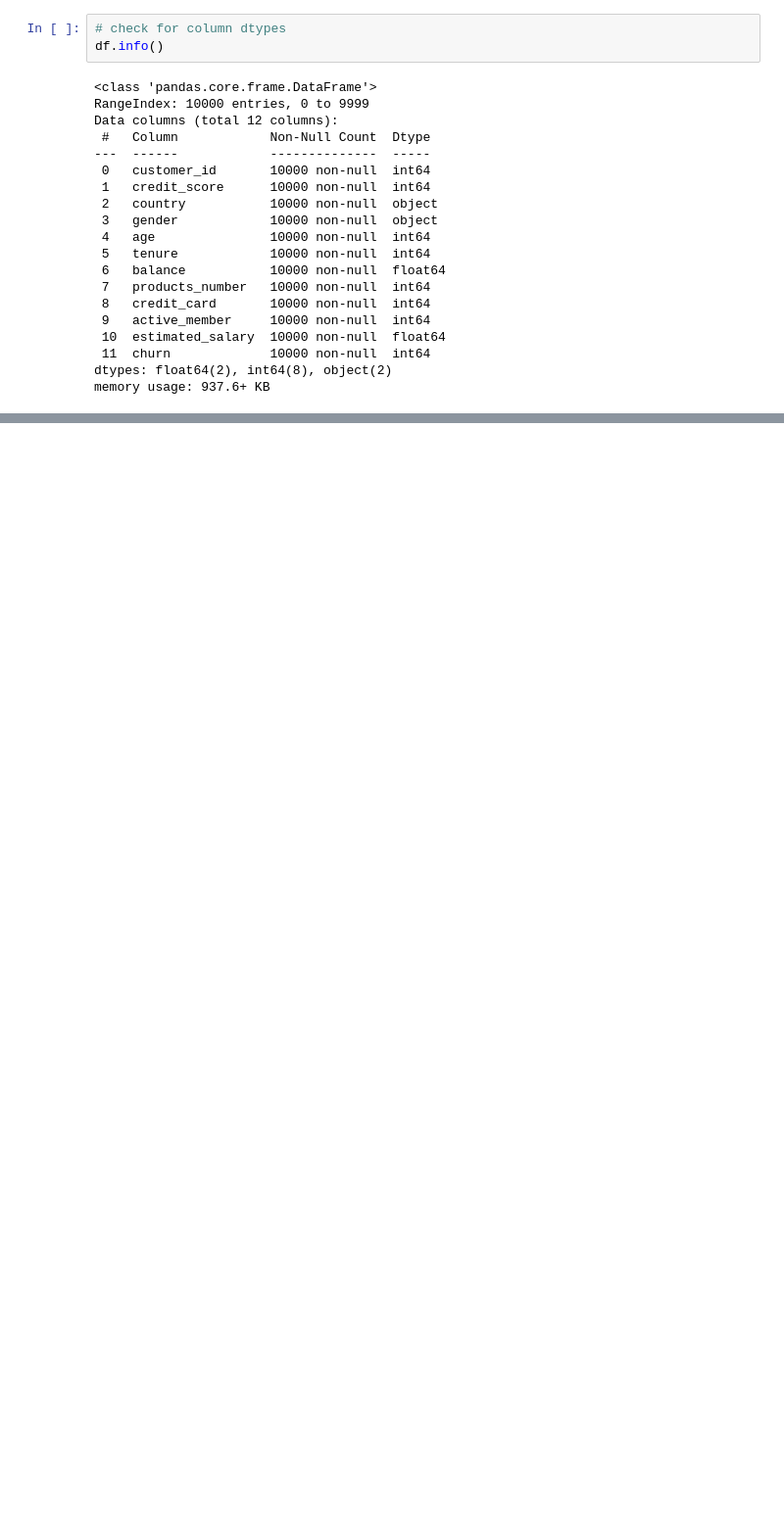
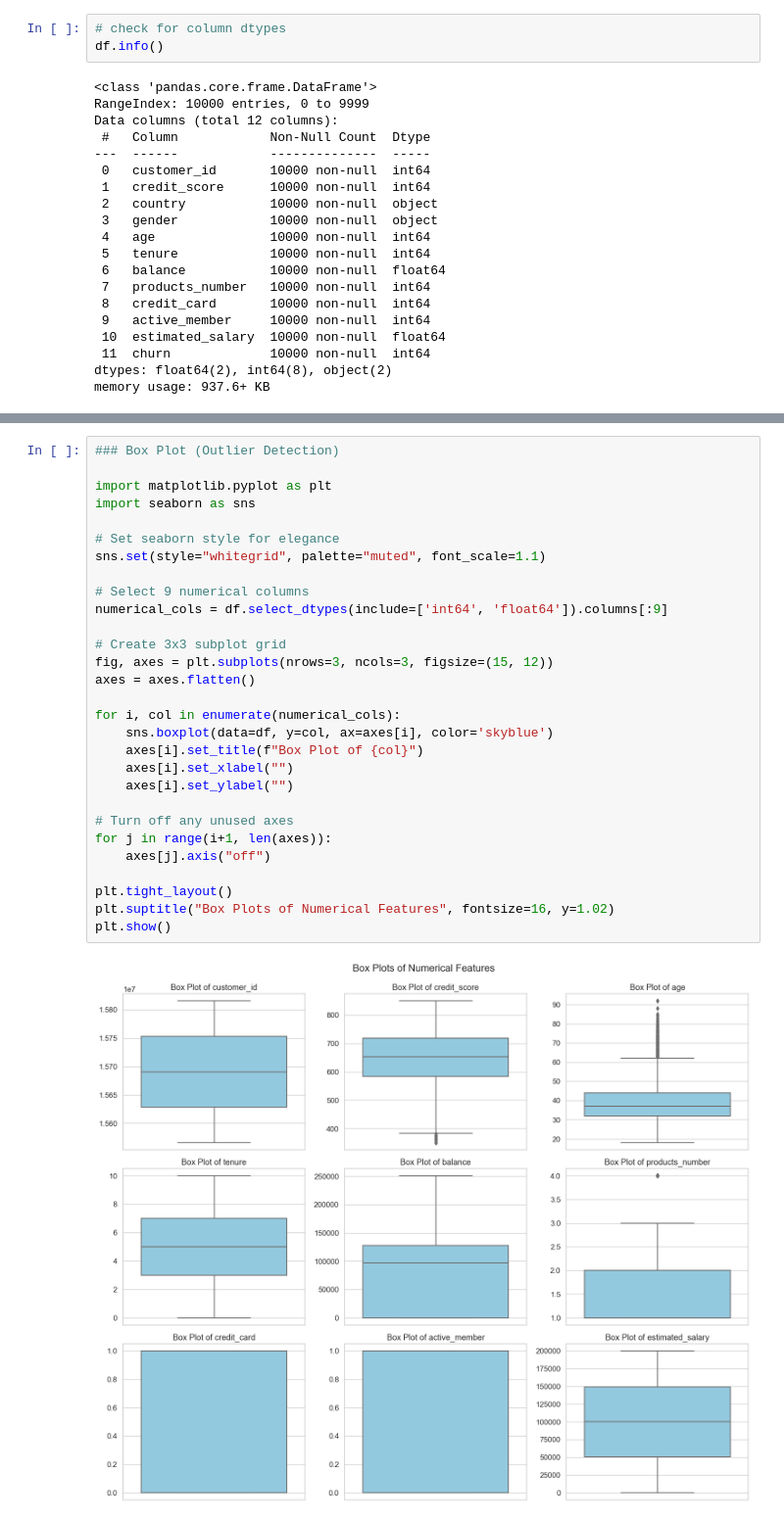
Before and after one commit to cleavestone/Customer_Churn_MLOPS, a Jupyter notebook: notebooks/EDA.ipynb, the cells around one changed output, grey strips where cells are left out. Shown at 98% size. Drawn from its saved outputs; the diff is of its cells as text; blank space fills up the shorter version.

```diff
--- a/notebooks/EDA.ipynb
+++ b/notebooks/EDA.ipynb
@@ -182,0 +172,31 @@ ValueError: supplied range of [-inf, 12.432802119730878] is not finite
+# %%
+### Box Plot (Outlier Detection)
+
+import matplotlib.pyplot as plt
+import seaborn as sns
+
+# Set seaborn style for elegance
+sns.set(style="whitegrid", palette="muted", font_scale=1.1)
+
+# Select 9 numerical columns
+numerical_cols = df.select_dtypes(include=['int64', 'float64']).columns[:9]
+
+# Create 3x3 subplot grid
+fig, axes = plt.subplots(nrows=3, ncols=3, figsize=(15, 12))
+axes = axes.flatten()
+
+for i, col in enumerate(numerical_cols):
+    sns.boxplot(data=df, y=col, ax=axes[i], color='skyblue')
+    axes[i].set_title(f"Box Plot of {col}")
+    axes[i].set_xlabel("")
+    axes[i].set_ylabel("")
+
+# Turn off any unused axes
+for j in range(i+1, len(axes)):
+    axes[j].axis("off")
+
+plt.tight_layout()
+plt.suptitle("Box Plots of Numerical Features", fontsize=16, y=1.02)
+plt.show()
+# %% [output]
+[figure, added]
```
Also changed, not shown: parts of 18 cells of this notebook, 12 other files.
